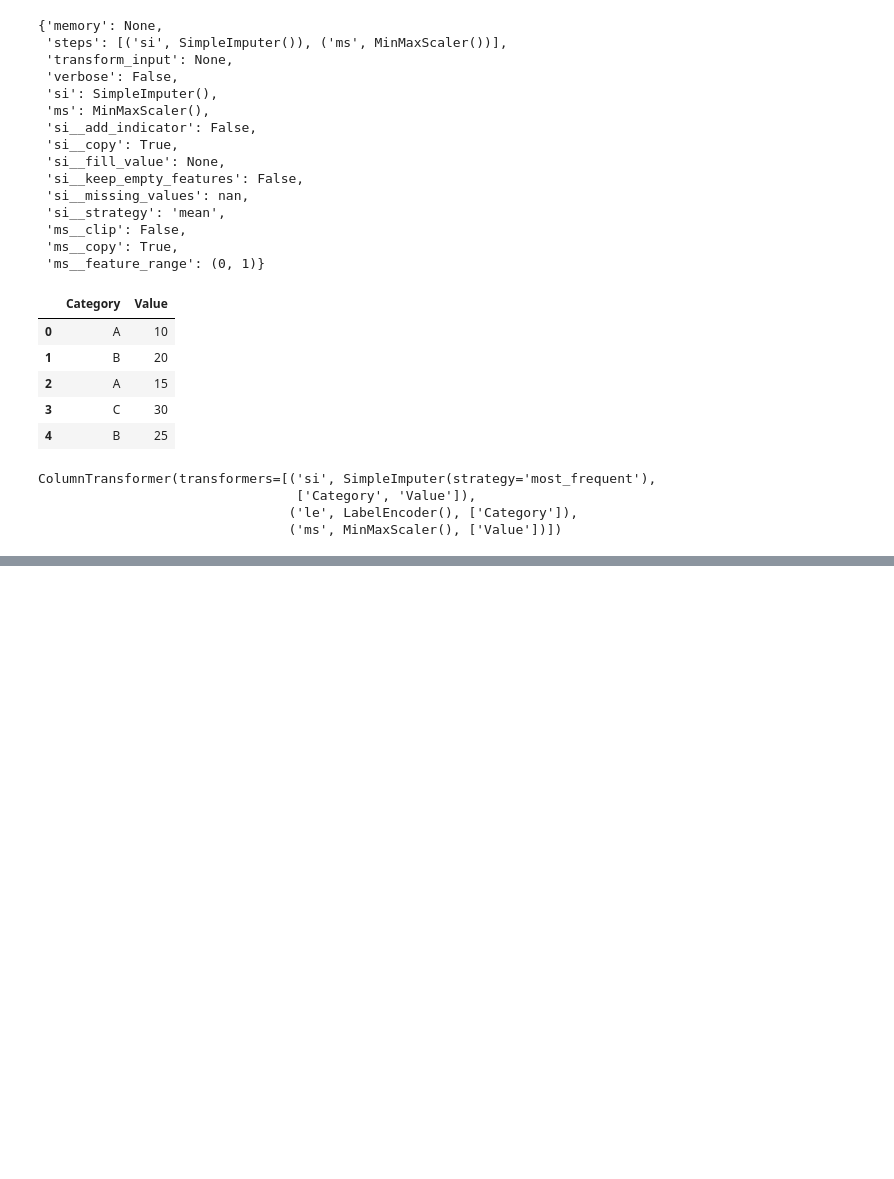
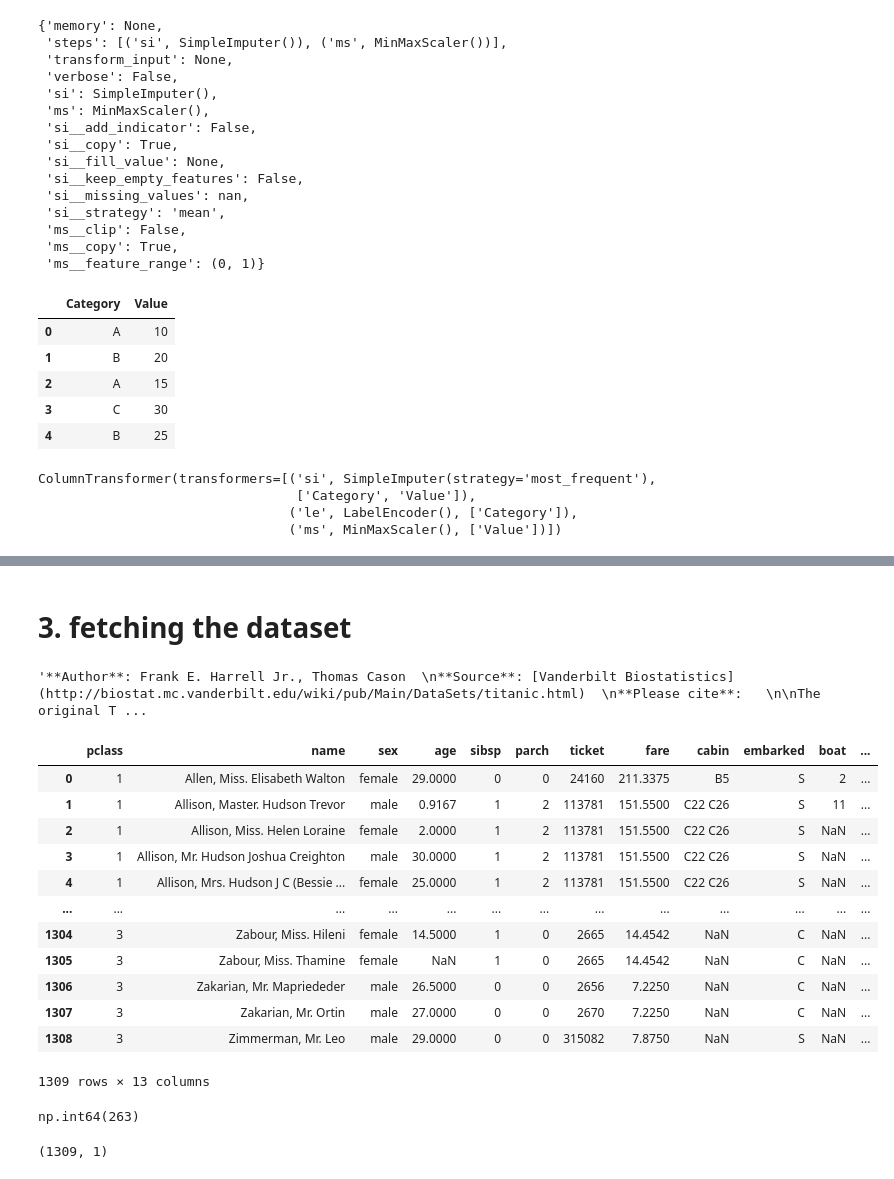
Before and after one commit to Ritesh24f1001677/MACHINE_LEARNING, a Jupyter notebook: Viva_Level2_Preparation_Part1.ipynb, the cells around one changed output, grey strips where cells are left out. Saved outputs shown, nothing was run; the diff lists cells and outputs as text; code cells hidden in the pictures; blank space fills up the shorter version.

```diff
--- a/Viva_Level2_Preparation_Part1.ipynb
+++ b/Viva_Level2_Preparation_Part1.ipynb
@@ -370,0 +449,2 @@ ColumnTransformer(transformers=[('si', SimpleImputer(strategy='most_frequent'),
+# %% [markdown]
+# 3. fetching the dataset
@@ -370,0 +453,33 @@ ColumnTransformer(transformers=[('si', SimpleImputer(strategy='most_frequent'),
+# %%
+dd=datasets.fetch_openml(name='titanic',version=1)
+# %%
+dd.DESCR
+# %% [output]
+'**Author**: Frank E. Harrell Jr., Thomas Cason  \n**Source**: [Vanderbilt Biostatistics](http://biostat.mc.vanderbilt.edu/wiki/pub/Main/DataSets/titanic.html)  \n**Please cite**:   \n\nThe original T ...
+# %%
+ddf=dd.data
+# %%
+ddf
+# %% [output]
+|  | pclass | name | sex | age | sibsp | parch | ticket | fare | cabin | embarked | boat | ... |
+| 0 | 1 | Allen, Miss. Elisabeth Walton | female | 29.0000 | 0 | 0 | 24160 | 211.3375 | B5 | S | 2 | ... |
+| 1 | 1 | Allison, Master. Hudson Trevor | male | 0.9167 | 1 | 2 | 113781 | 151.5500 | C22 C26 | S | 11 | ... |
+| 2 | 1 | Allison, Miss. Helen Loraine | female | 2.0000 | 1 | 2 | 113781 | 151.5500 | C22 C26 | S | NaN | ... |
+| 3 | 1 | Allison, Mr. Hudson Joshua Creighton | male | 30.0000 | 1 | 2 | 113781 | 151.5500 | C22 C26 | S | NaN | ... |
+| 4 | 1 | Allison, Mrs. Hudson J C (Bessie ... | female | 25.0000 | 1 | 2 | 113781 | 151.5500 | C22 C26 | S | NaN | ... |
+| ... | ... | ... | ... | ... | ... | ... | ... | ... | ... | ... | ... | ... |
+| 1304 | 3 | Zabour, Miss. Hileni | female | 14.5000 | 1 | 0 | 2665 | 14.4542 | NaN | C | NaN | ... |
+| 1305 | 3 | Zabour, Miss. Thamine | female | NaN | 1 | 0 | 2665 | 14.4542 | NaN | C | NaN | ... |
+| 1306 | 3 | Zakarian, Mr. Mapriededer | male | 26.5000 | 0 | 0 | 2656 | 7.2250 | NaN | C | NaN | ... |
+| 1307 | 3 | Zakarian, Mr. Ortin | male | 27.0000 | 0 | 0 | 2670 | 7.2250 | NaN | C | NaN | ... |
+| 1308 | 3 | Zimmerman, Mr. Leo | male | 29.0000 | 0 | 0 | 315082 | 7.8750 | NaN | S | NaN | ... |
+1309 rows × 13 columns
+# %%
+ddf['age'].isna().sum()
+# %% [output]
+np.int64(263)
+# %%
+si=SimpleImputer(strategy='mean',missing_values=np.nan)
+si.fit_transform(ddf[['age']]).shape
+# %% [output]
+(1309, 1)
```
Also changed, not shown: parts of 39 cells of this notebook.
